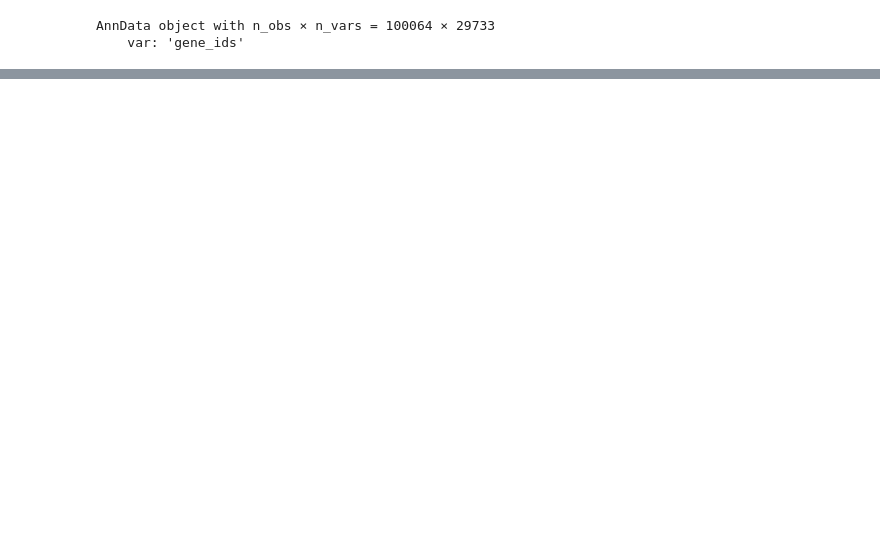
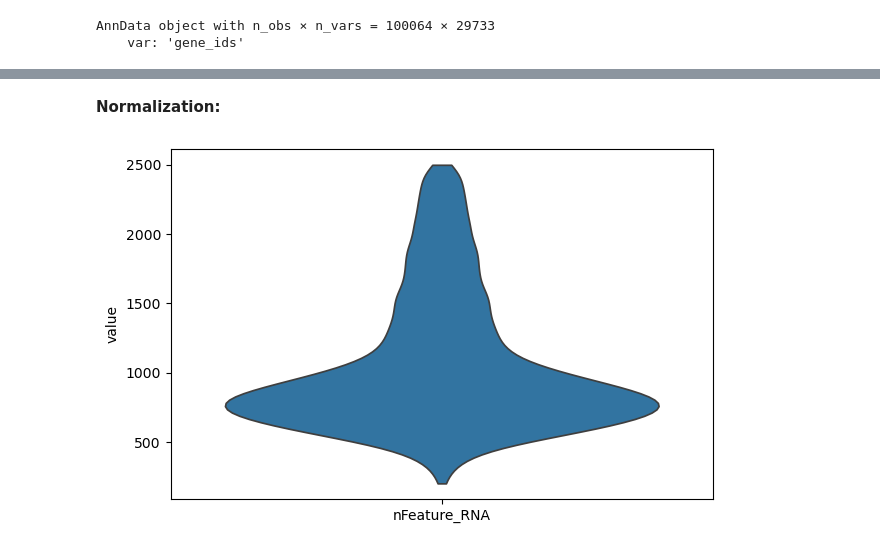
Before and after one commit to JoshuaGalla/BCMarkerDiscovery, a Jupyter notebook: analysis/project_analysis.ipynb, the cells around one changed output, grey strips where cells are left out. Drawn from its saved outputs; the diff is of its cells as text; code cells hidden in the pictures; blank space fills up the shorter version.

Commit message:
added metadata reformatting, violin plots for HER2+ subtype

```diff
--- a/analysis/project_analysis.ipynb
+++ b/analysis/project_analysis.ipynb
@@ -36,0 +69,3 @@ AnnData object with n_obs × n_vars = 100064 × 29733
+# %%
+#set copy of raw data
+adata.raw = adata
@@ -36,0 +74,5 @@ AnnData object with n_obs × n_vars = 100064 × 29733
+# %%
+#calculate % mitochondrial DNA per sample
+mito_genes = adata.var_names.str.startswith('MT-')
+adata.obs['percent_mt'] = adata[:, mito_genes].X.sum(axis=1) / adata.X.sum(axis=1) * 100
+#print(adata.obs.head())
@@ -36,0 +100,13 @@ AnnData object with n_obs × n_vars = 100064 × 29733
+# %%
+#filter samples based on QC metrics
+adata = adata[(
+    (adata.obs['nFeature_RNA'] > nfeature_min) &
+    (adata.obs['nFeature_RNA'] < nfeature_max) &
+    (adata.obs['nCount_RNA'] > ncount_min) &
+    (adata.obs['percent_mt'] < percent_mt_max)
+)]
+# %%
+#set samples to analyze to specified subtype
+adata = adata[adata.obs['subtype'] == subtype]
+# %% [markdown]
+__Normalization:__
@@ -36,0 +115,5 @@ AnnData object with n_obs × n_vars = 100064 × 29733
+# %%
+sc.pl.violin(adata, ['nFeature_RNA'], stripplot = False)
+plt.show()
+# %% [output]
+[figure, added]
```
Also changed, not shown: parts of 19 cells of this notebook.
